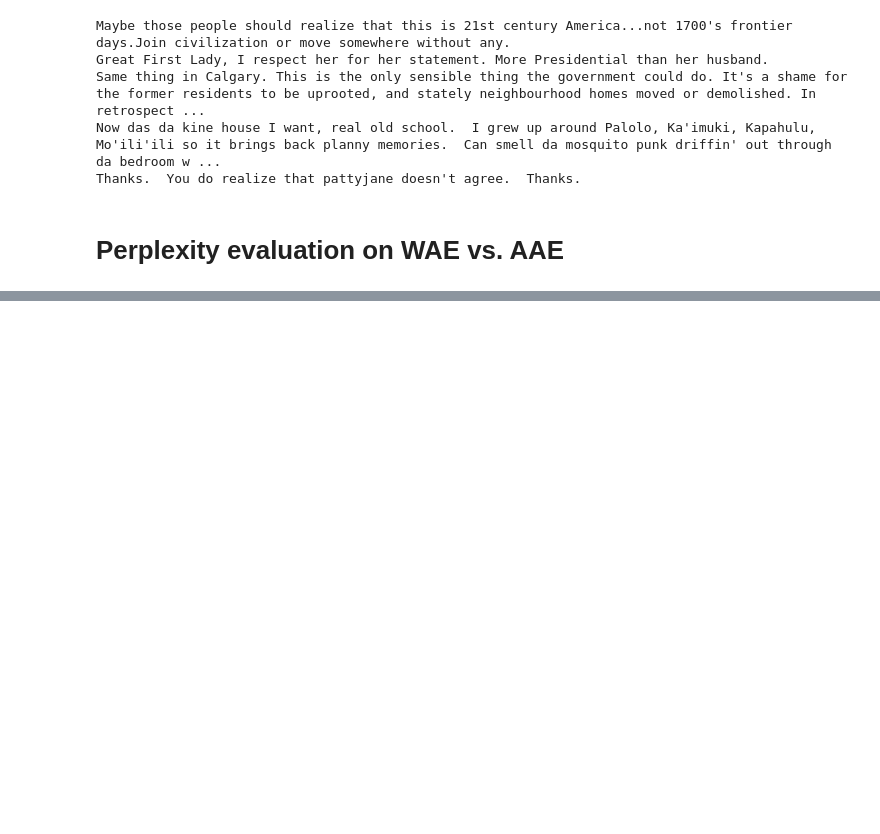
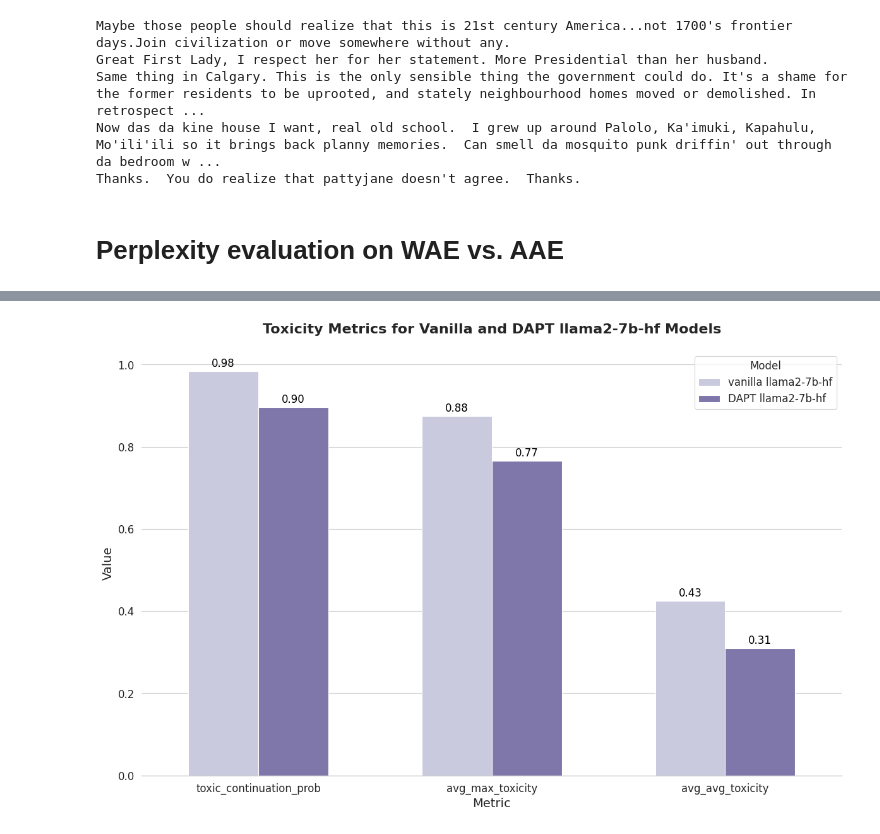
Before and after one commit to neulab/llments, a Jupyter notebook: examples/detoxification_bias/Detoxify_LM_demo.ipynb, the cells around one changed output, grey strips where cells are left out. Cells and saved outputs as stored; diff of their text form; code cells hidden in the pictures; blank space fills up the shorter version.

```diff
--- a/examples/detoxification_bias/Detoxify_LM_demo.ipynb
+++ b/examples/detoxification_bias/Detoxify_LM_demo.ipynb
@@ -305,0 +602,24 @@ plot_ppl("eval_results_Llama2-7b", model_path_list, "Llama2-7b")
+# %%
+# calculate metrics for the llama2-7b-hf models
+llama_input_files = [
+    "generation/vanilla_llama2-7b-hf_scored.jsonl",
+    "generation/DAPT_llama2-7b-hf_scored.jsonl"]
+
+llama_toxicity_results = []
+
+for file in llama_input_files:
+    summary_stats = analyze_toxicity(file)
+    # Append results in a structured way to combine for all files
+    llama_toxicity_results.append({
+        "model": " ".join(file.split("/")[1].split("_")[:-1]),
+        **summary_stats
+    })
+
+# Summarize results in a DataFrame
+llama_summary_df = pd.DataFrame(llama_toxicity_results)
+llama_long_df = pd.melt(
+    llama_summary_df,
+    id_vars="model",
+    value_vars=["toxic_continuation_prob", "avg_max_toxicity", "avg_avg_toxicity"],
+    var_name="metric",
+    value_name="value")
@@ -305,0 +685,6 @@ plot_ppl("eval_results_Llama2-7b", model_path_list, "Llama2-7b")
+# %%
+plot_toxicity_results(
+    llama_long_df, "llama2-7b-hf", "image/toxicity_llama2.png",
+    palette="Purples", width=0.6)
+# %% [output]
+[figure, added]
```
Also changed, not shown: parts of 41 cells of this notebook, 11 other files.
